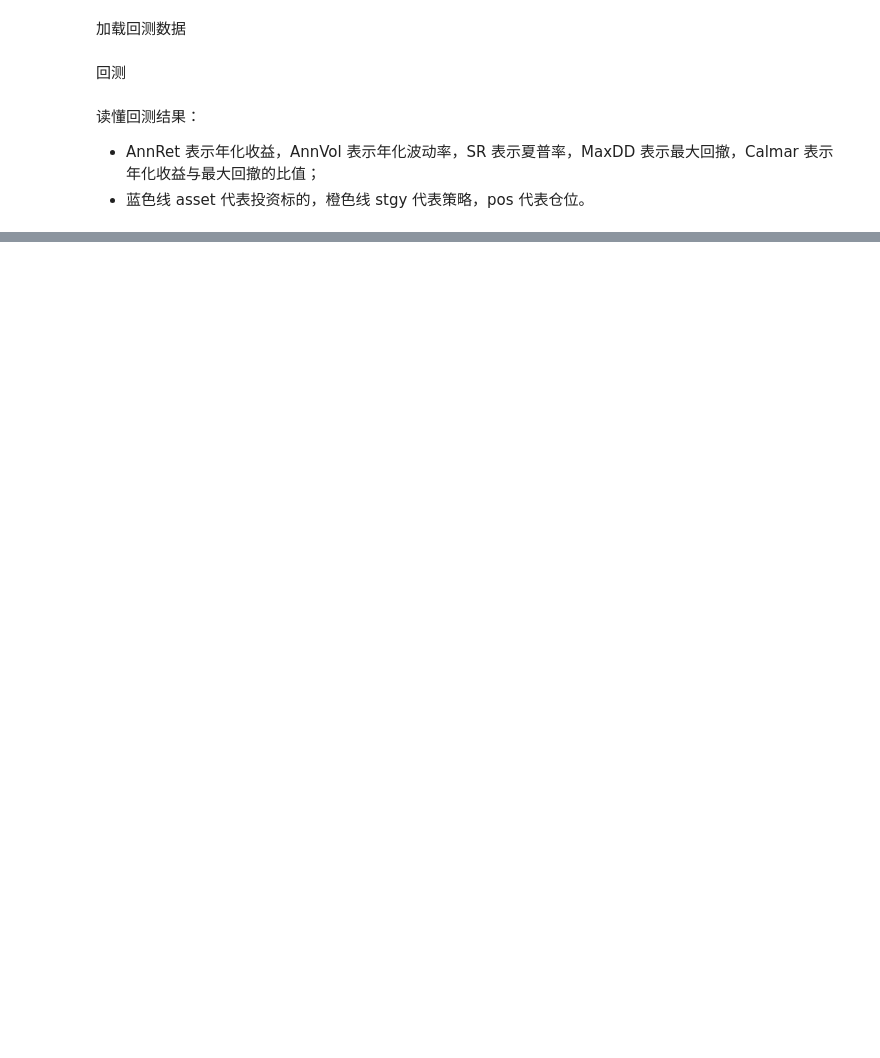
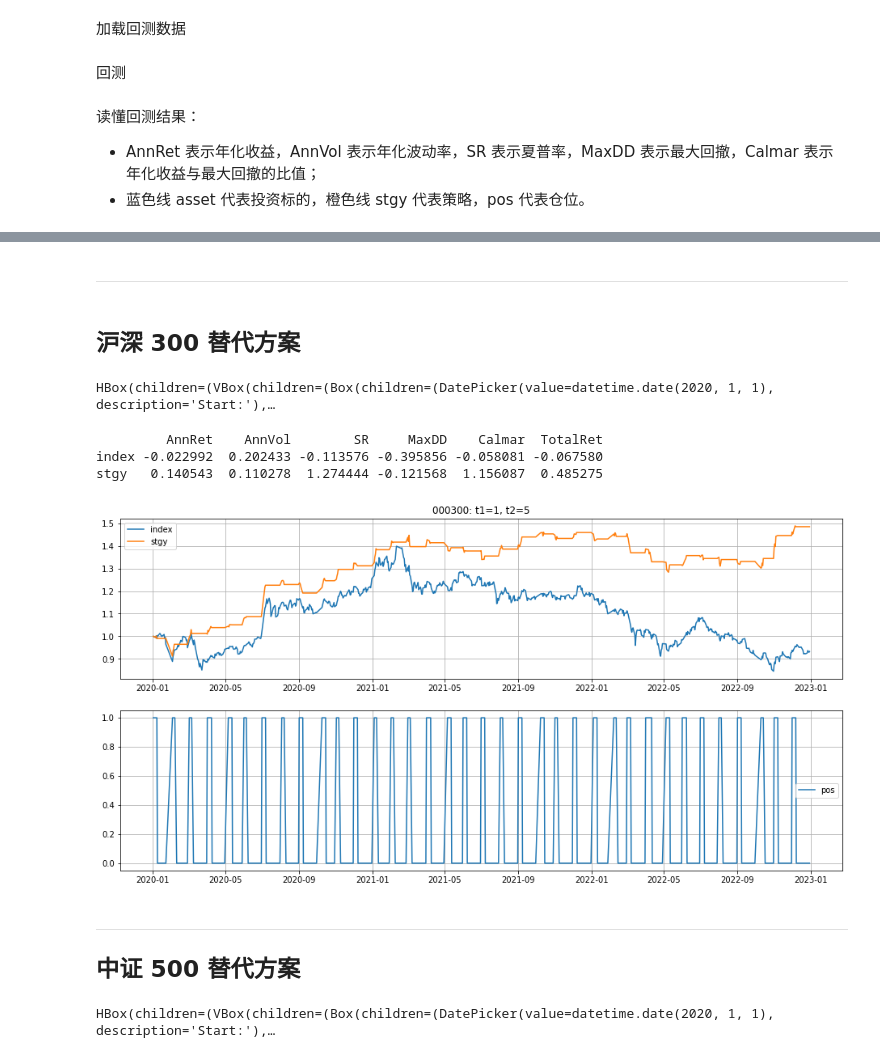
Before and after one commit to hdouhua/pick-up-python, a Jupyter notebook: inv/strategy/calendar-strrategy.ipynb, the cells around one changed output, grey strips where cells are left out. Cells and saved outputs as stored; diff of their text form; code cells hidden in the pictures; blank space fills up the shorter version.

```diff
--- a/inv/strategy/calendar-strrategy.ipynb
+++ b/inv/strategy/calendar-strrategy.ipynb
@@ -409,0 +79,50 @@ stgy   0.084373  0.152426  0.553539 -0.297845   0.28328  0.272945
+# %% [markdown]
+<hr />
+# %%
+def backtest(symbol_id, col_mappings, folder, params):
+    start_date = params['start_date']
+    end_date = params['end_date']
+    day_range = params['day_range']
+    fee = params['fee']
+
+    df = load_hist_data(symbol_id, col_mappings, folder)
+    df = run_strategy(df, symbol_id, start_date, end_date, day_range, fee)
+    backtest_result(df, title=f'{symbol_id}: t1={day_range[0]}, t2={day_range[1]}')
+# %% [markdown]
+## 沪深 300 替代方案
+# %%
+ui, datePickers, dayRange, symbols = get_widgets(symbol_type=SymbolType.LargeCap)
+ui
+# %% [output]
+HBox(children=(VBox(children=(Box(children=(DatePicker(value=datetime.date(2020, 1, 1), description='Start:'),…
+# %%
+symbol_id = symbols[0].value
+params = dict({
+    'start_date': datePickers[0].value,
+    'end_date': datePickers[1].value,
+    'day_range': [dayRange[0].value, dayRange[1].value],
+})
+
+is_fund = symbols[1].value
+if is_fund:
+    params['fee'] = fee_rate_fund
+    col_mapping = {'nav': symbol_id}
+else:
+    params['fee'] = fee_rate_stock
+    col_mapping = {'close': symbol_id}
+
+backtest(symbol_id, col_mapping, '../res/large/', params)
+# %% [output]
+         AnnRet    AnnVol        SR     MaxDD    Calmar  TotalRet
+index -0.022992  0.202433 -0.113576 -0.395856 -0.058081 -0.067580
+stgy   0.140543  0.110278  1.274444 -0.121568  1.156087  0.485275
+[figure, added]
+# %% [markdown]
+<hr />
+
+## 中证 500 替代方案
+# %%
+ui, datePickers, dayRange, symbols = get_widgets(symbol_type=SymbolType.SmallCap)
+ui
+# %% [output]
+HBox(children=(VBox(children=(Box(children=(DatePicker(value=datetime.date(2020, 1, 1), description='Start:'),…
```
Also changed, not shown: parts of 71 cells of this notebook, 10 other files.
